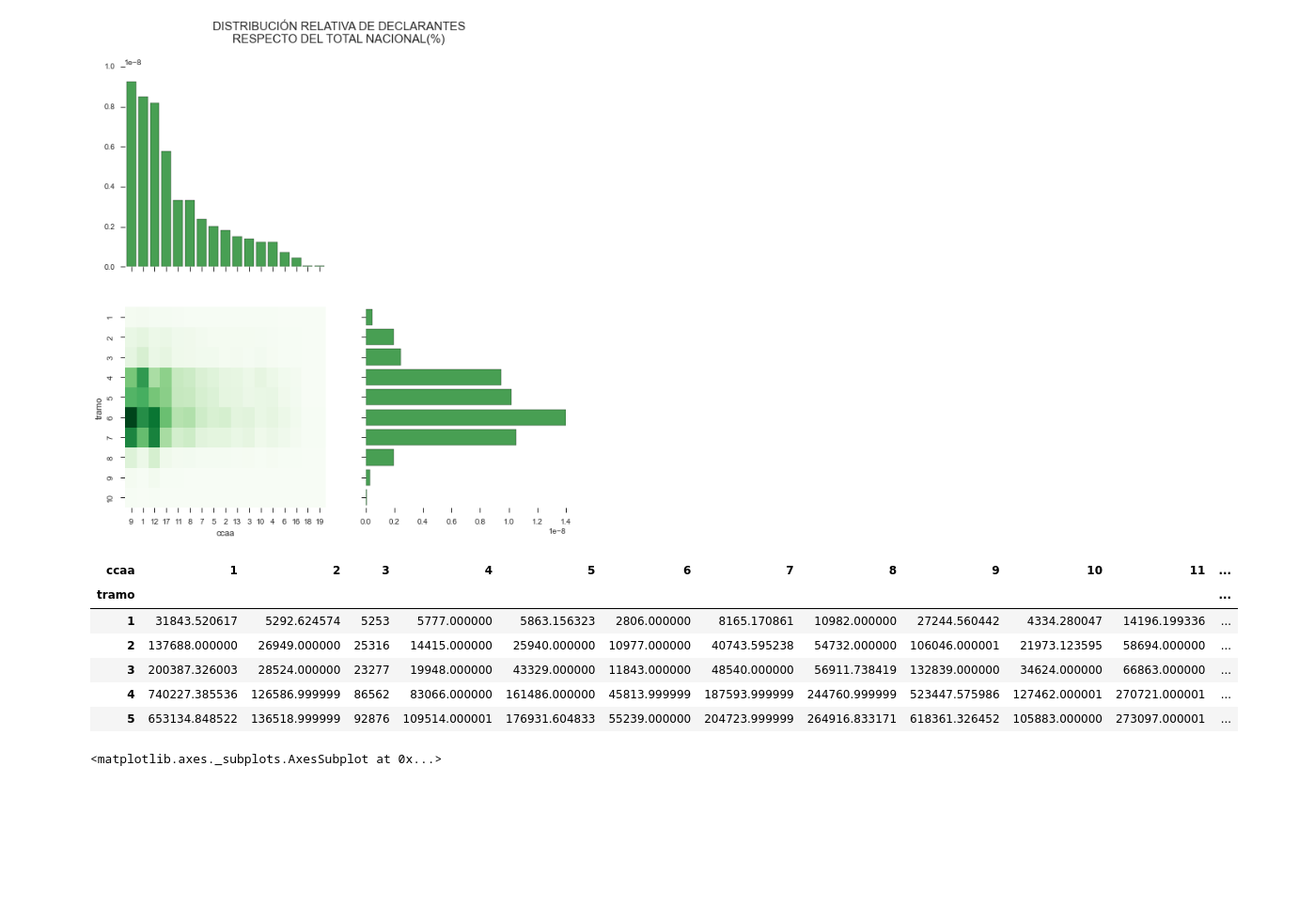
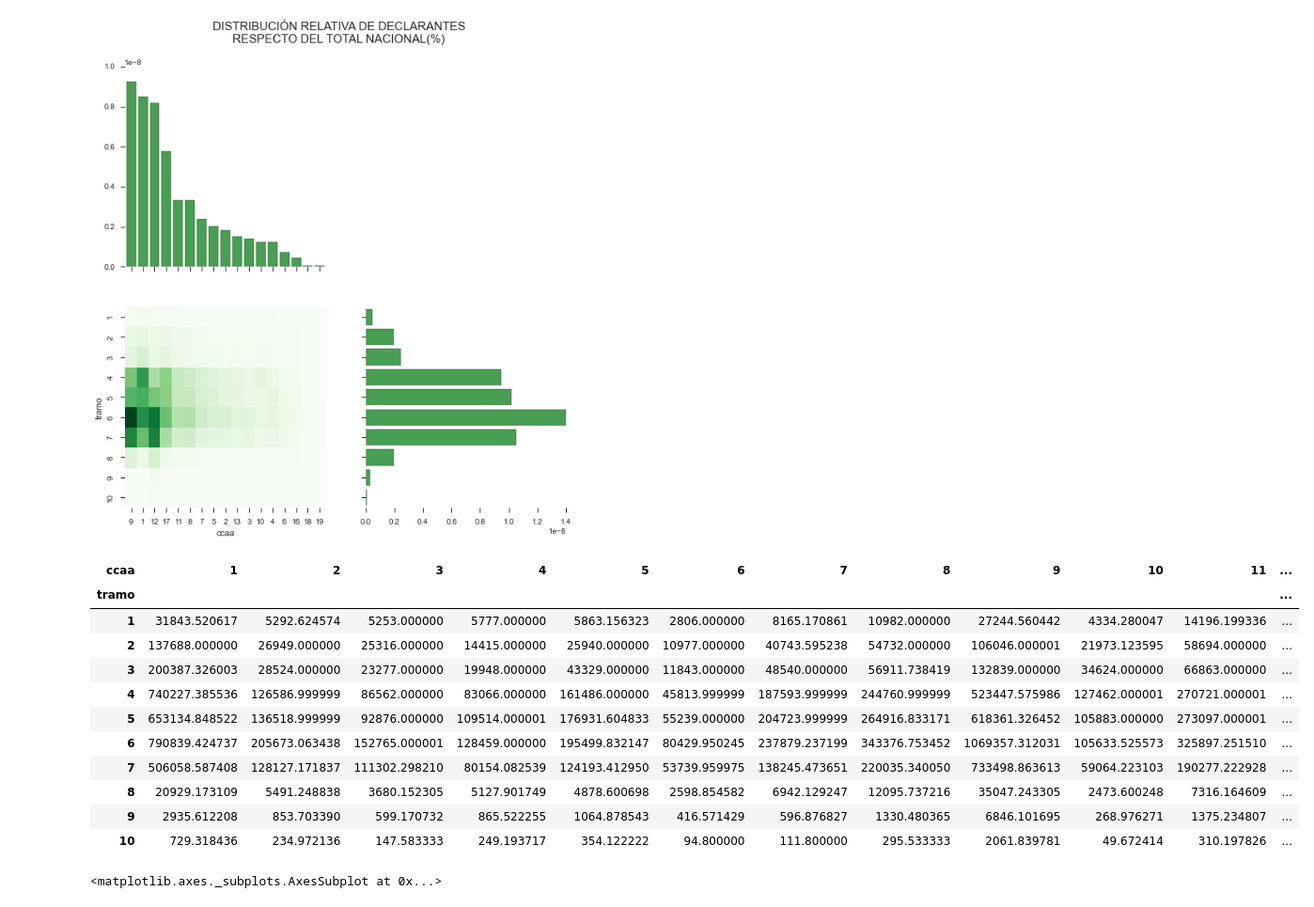
Before and after one commit to mmngreco/Fiscal, a Jupyter notebook: IRPF2011.ipynb, the cells around one changed output. Shown at 94% size. Saved outputs shown, nothing was run; the diff lists cells and outputs as text; code cells hidden in the pictures; blank space fills up the shorter version.

```diff
--- a/IRPF2011.ipynb
+++ b/IRPF2011.ipynb
@@ -131,17 +131,22 @@ plt.suptitle('DISTRIBUCIÓN RELATIVA DE DECLARANTES \nRESPECTO DEL TOTAL NACIONA
 # %%
 percentil_90 = data['ingresostrabajo'].quantile(0.9)
 d = data[data.ingresostrabajo <= percentil_90]
 
 data_p90 = pd.pivot_table(d, values='factoroptimizado', index='tramo', columns='ccaa', aggfunc='sum')
-data_p90.head()
+data_p90
 # %% [output]
 | ccaa | 1 | 2 | 3 | 4 | 5 | 6 | 7 | 8 | 9 | 10 | 11 | ... |
 | tramo |  |  |  |  |  |  |  |  |  |  |  | ... |
-| 1 | 31843.520617 | 5292.624574 | 5253 | 5777.000000 | 5863.156323 | 2806.000000 | 8165.170861 | 10982.000000 | 27244.560442 | 4334.280047 | 14196.199336 | ... |
-| 2 | 137688.000000 | 26949.000000 | 25316 | 14415.000000 | 25940.000000 | 10977.000000 | 40743.595238 | 54732.000000 | 106046.000001 | 21973.123595 | 58694.000000 | ... |
-| 3 | 200387.326003 | 28524.000000 | 23277 | 19948.000000 | 43329.000000 | 11843.000000 | 48540.000000 | 56911.738419 | 132839.000000 | 34624.000000 | 66863.000000 | ... |
-| 4 | 740227.385536 | 126586.999999 | 86562 | 83066.000000 | 161486.000000 | 45813.999999 | 187593.999999 | 244760.999999 | 523447.575986 | 127462.000001 | 270721.000001 | ... |
-| 5 | 653134.848522 | 136518.999999 | 92876 | 109514.000001 | 176931.604833 | 55239.000000 | 204723.999999 | 264916.833171 | 618361.326452 | 105883.000000 | 273097.000001 | ... |
+| 1 | 31843.520617 | 5292.624574 | 5253.000000 | 5777.000000 | 5863.156323 | 2806.000000 | 8165.170861 | 10982.000000 | 27244.560442 | 4334.280047 | 14196.199336 | ... |
+| 2 | 137688.000000 | 26949.000000 | 25316.000000 | 14415.000000 | 25940.000000 | 10977.000000 | 40743.595238 | 54732.000000 | 106046.000001 | 21973.123595 | 58694.000000 | ... |
+| 3 | 200387.326003 | 28524.000000 | 23277.000000 | 19948.000000 | 43329.000000 | 11843.000000 | 48540.000000 | 56911.738419 | 132839.000000 | 34624.000000 | 66863.000000 | ... |
+| 4 | 740227.385536 | 126586.999999 | 86562.000000 | 83066.000000 | 161486.000000 | 45813.999999 | 187593.999999 | 244760.999999 | 523447.575986 | 127462.000001 | 270721.000001 | ... |
+| 5 | 653134.848522 | 136518.999999 | 92876.000000 | 109514.000001 | 176931.604833 | 55239.000000 | 204723.999999 | 264916.833171 | 618361.326452 | 105883.000000 | 273097.000001 | ... |
+| 6 | 790839.424737 | 205673.063438 | 152765.000001 | 128459.000000 | 195499.832147 | 80429.950245 | 237879.237199 | 343376.753452 | 1069357.312031 | 105633.525573 | 325897.251510 | ... |
+| 7 | 506058.587408 | 128127.171837 | 111302.298210 | 80154.082539 | 124193.412950 | 53739.959975 | 138245.473651 | 220035.340050 | 733498.863613 | 59064.223103 | 190277.222928 | ... |
+| 8 | 20929.173109 | 5491.248838 | 3680.152305 | 5127.901749 | 4878.600698 | 2598.854582 | 6942.129247 | 12095.737216 | 35047.243305 | 2473.600248 | 7316.164609 | ... |
+| 9 | 2935.612208 | 853.703390 | 599.170732 | 865.522255 | 1064.878543 | 416.571429 | 596.876827 | 1330.480365 | 6846.101695 | 268.976271 | 1375.234807 | ... |
+| 10 | 729.318436 | 234.972136 | 147.583333 | 249.193717 | 354.122222 | 94.800000 | 111.800000 | 295.533333 | 2061.839781 | 49.672414 | 310.197826 | ... |
 # %%
 total = data_p90.sum().sum()
 orden_ca = data_p90.sum().sort_values(ascending=False).index
```
Also changed, not shown: parts of 15 cells of this notebook, 11 other files.
